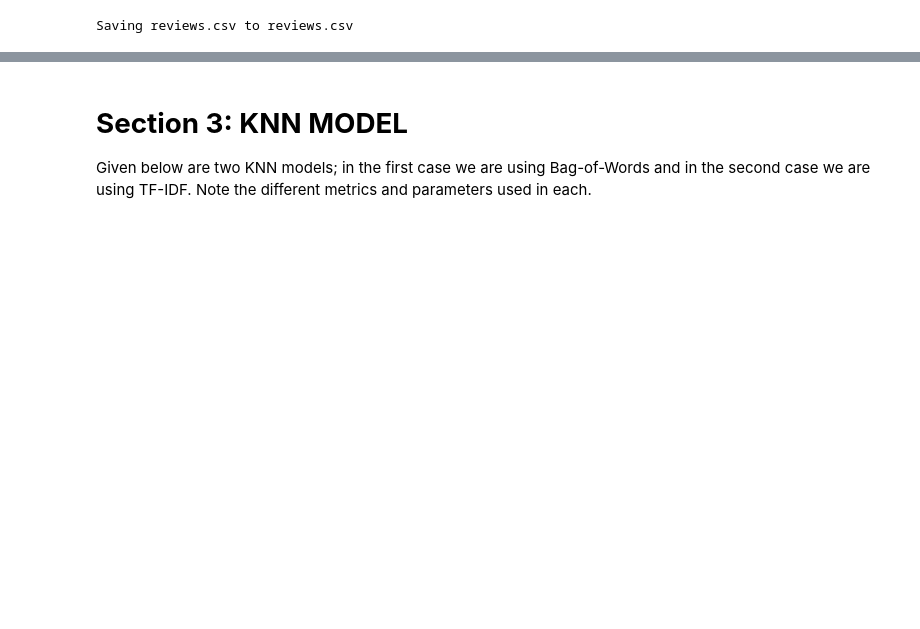
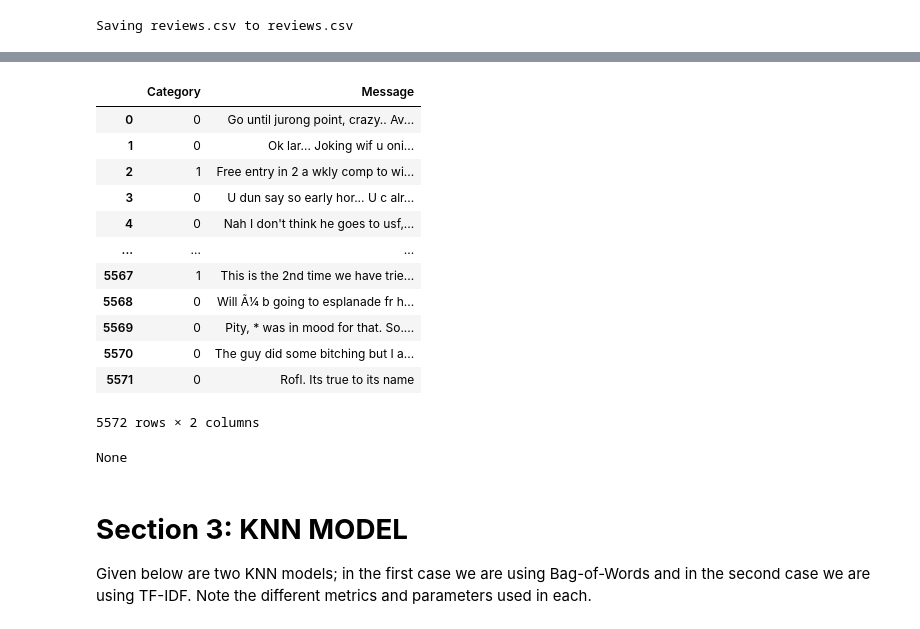
Before and after one commit to Adapaanjani/FMML_COURSE_ASSIGNMENT, a Jupyter notebook: FMML_CLF1_Lab3_2022.ipynb, the cells around one changed output, grey strips where cells are left out. Cells and saved outputs as stored; diff of their text form; code cells hidden in the pictures; blank space fills up the shorter version.

```diff
--- a/FMML_CLF1_Lab3_2022.ipynb
+++ b/FMML_CLF1_Lab3_2022.ipynb
@@ -201,7 +220,25 @@ df = pd.read_csv('reviews.csv')
 # %%
 df = df.dropna()
+df
+# %% [output]
+|  | Category | Message |
+| 0 | 0 | Go until jurong point, crazy.. Av... |
+| 1 | 0 | Ok lar... Joking wif u oni... |
+| 2 | 1 | Free entry in 2 a wkly comp to wi... |
+| 3 | 0 | U dun say so early hor... U c alr... |
+| 4 | 0 | Nah I don't think he goes to usf,... |
+| ... | ... | ... |
+| 5567 | 1 | This is the 2nd time we have trie... |
+| 5568 | 0 | Will Ã¼ b going to esplanade fr h... |
+| 5569 | 0 | Pity, * was in mood for that. So.... |
+| 5570 | 0 | The guy did some bitching but I a... |
+| 5571 | 0 | Rofl. Its true to its name |
+5572 rows × 2 columns
 # %%
-df.to_csv('reviews.csv', index=False)
+a=df.to_csv('reviews.csv', index=False)
+print(a)
+# %% [output]
+None
 # %% [markdown]
 # **Section 3: KNN MODEL**
 
```
Also changed, not shown: parts of 14 cells of this notebook.
